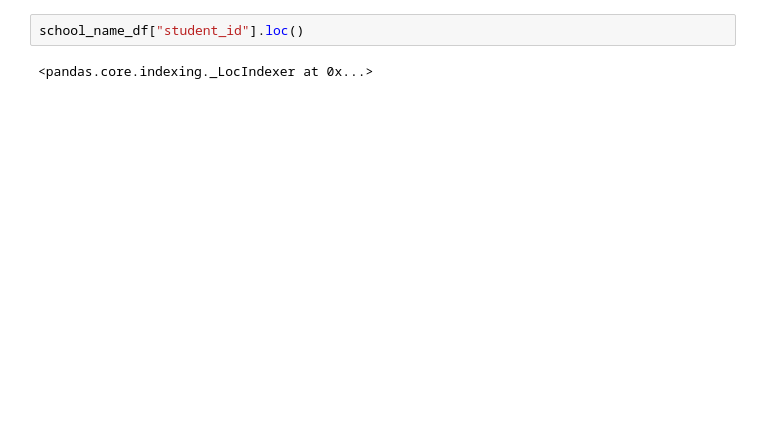
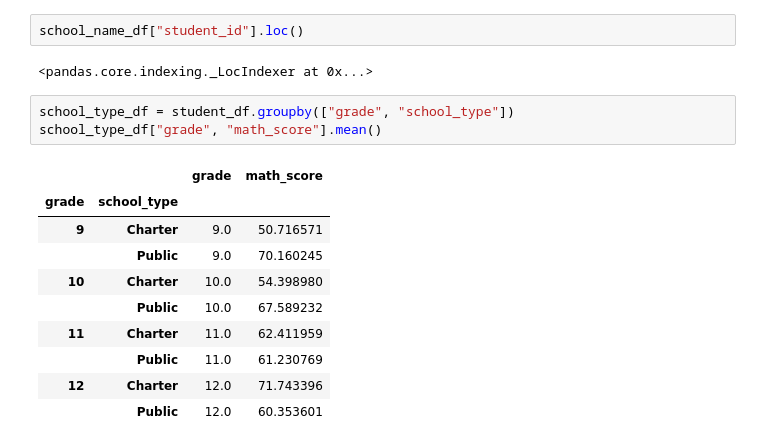
Before and after one commit to midwestbotanist/School_District_Analysis, a Jupyter notebook: School_District_Analysis.ipynb, the cells around one changed output. Saved outputs shown, nothing was run; the diff lists cells and outputs as text; blank space fills up the shorter version.

```diff
--- a/School_District_Analysis.ipynb
+++ b/School_District_Analysis.ipynb
@@ -446,3 +430,17 @@ Name: student_id, dtype: int64
 school_name_df["student_id"].loc()
 # %% [output]
 <pandas.core.indexing._LocIndexer at 0x...>
+# %%
+school_type_df = student_df.groupby(["grade", "school_type"])
+school_type_df["grade", "math_score"].mean()
+# %% [output]
+|  |  | grade | math_score |
+| grade | school_type |  |  |
+| 9 | Charter | 9.0 | 50.716571 |
+|  | Public | 9.0 | 70.160245 |
+| 10 | Charter | 10.0 | 54.398980 |
+|  | Public | 10.0 | 67.589232 |
+| 11 | Charter | 11.0 | 62.411959 |
+|  | Public | 11.0 | 61.230769 |
+| 12 | Charter | 12.0 | 71.743396 |
+|  | Public | 12.0 | 60.353601 |
```
Also changed, not shown: parts of 1 cell of this notebook.
